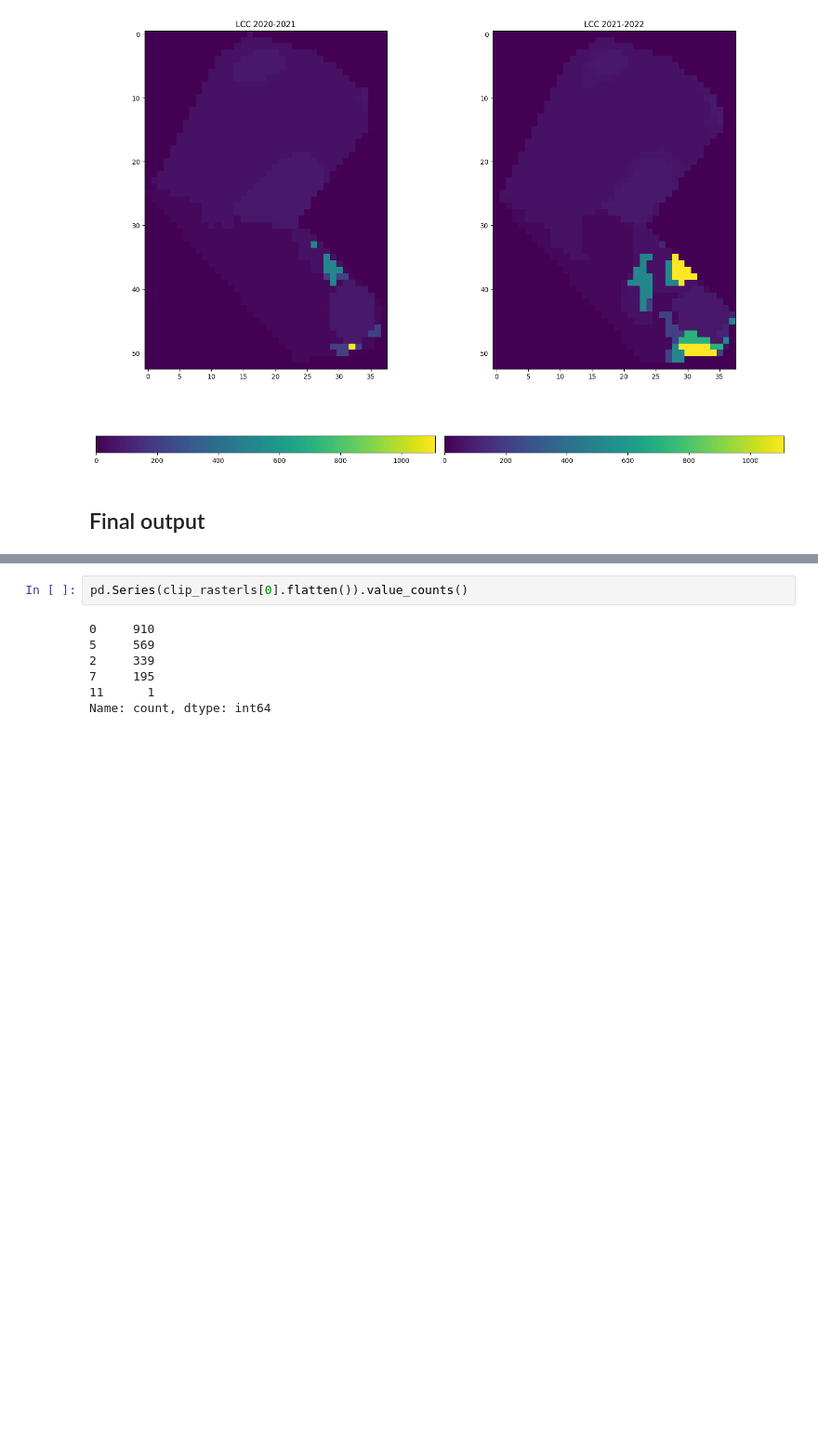
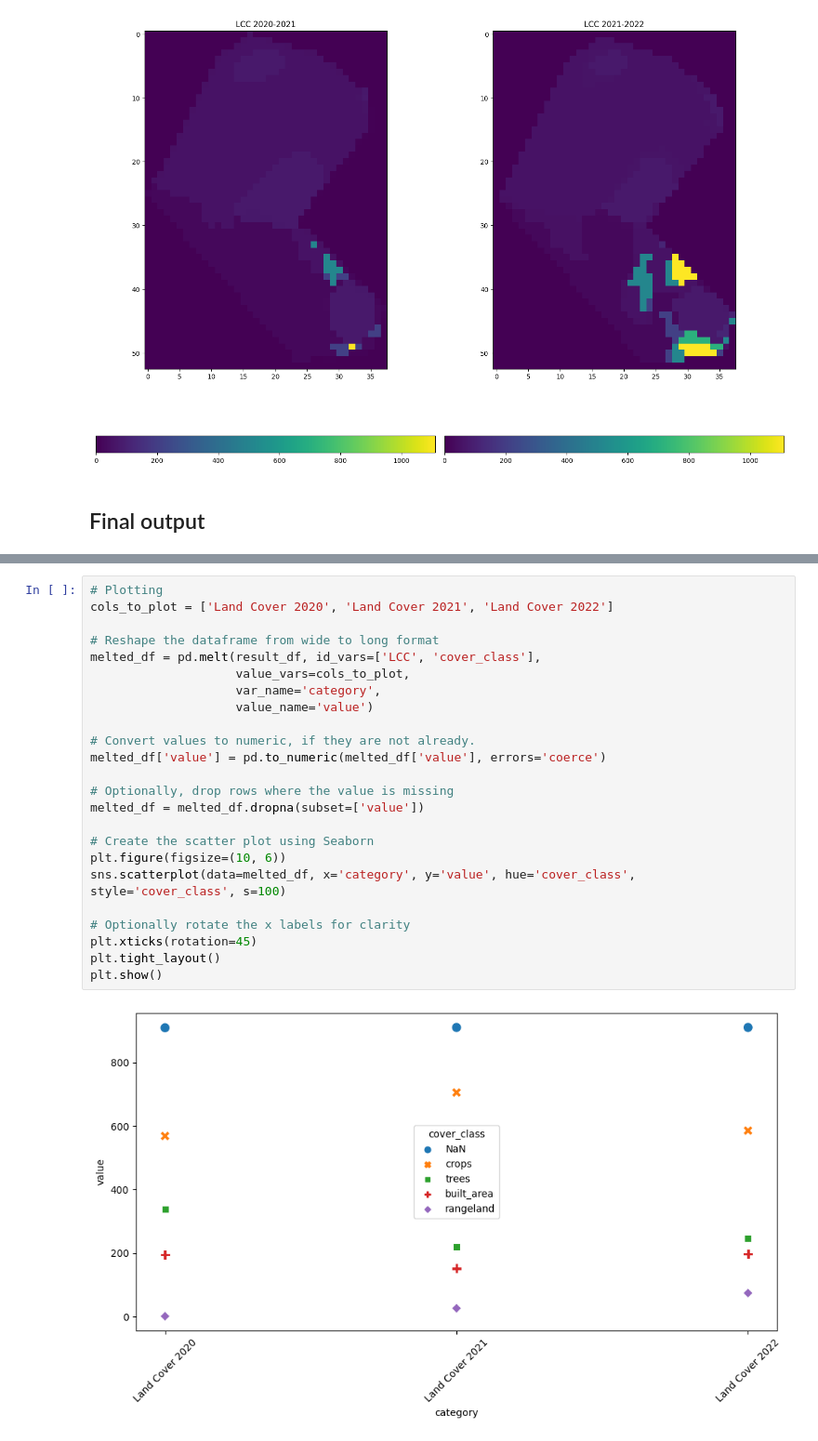
Before and after one commit to chrischank/Land-Cover-Change, a Jupyter notebook: notebooks/Part1_LCC.ipynb, the cells around one changed output, grey strips where cells are left out. Shown: that part at 93% size. Drawn from its saved outputs; the diff is of its cells as text; blank space fills up the shorter version.

```diff
--- a/notebooks/Part1_LCC.ipynb
+++ b/notebooks/Part1_LCC.ipynb
@@ -248,9 +282,26 @@ JSONDecodeError: Expecting value: line 1 column 1 (char 0)
-# %%
-pd.Series(clip_rasterls[0].flatten()).value_counts()
-# %% [output]
-0     910
-5     569
-2     339
-7     195
-11      1
-Name: count, dtype: int64
+# %%
+# Plotting
+cols_to_plot = ['Land Cover 2020', 'Land Cover 2021', 'Land Cover 2022']
+
+# Reshape the dataframe from wide to long format
+melted_df = pd.melt(result_df, id_vars=['LCC', 'cover_class'],
+                    value_vars=cols_to_plot,
+                    var_name='category',
+                    value_name='value')
+
+# Convert values to numeric, if they are not already.
+melted_df['value'] = pd.to_numeric(melted_df['value'], errors='coerce')
+
+# Optionally, drop rows where the value is missing
+melted_df = melted_df.dropna(subset=['value'])
+
+# Create the scatter plot using Seaborn
+plt.figure(figsize=(10, 6))
+sns.scatterplot(data=melted_df, x='category', y='value', hue='cover_class', style='cover_class', s=100)
+
+# Optionally rotate the x labels for clarity
+plt.xticks(rotation=45)
+plt.tight_layout()
+plt.show()
+# %% [output]
+[figure, added]
```
Also changed, not shown: parts of 5 cells of this notebook.
